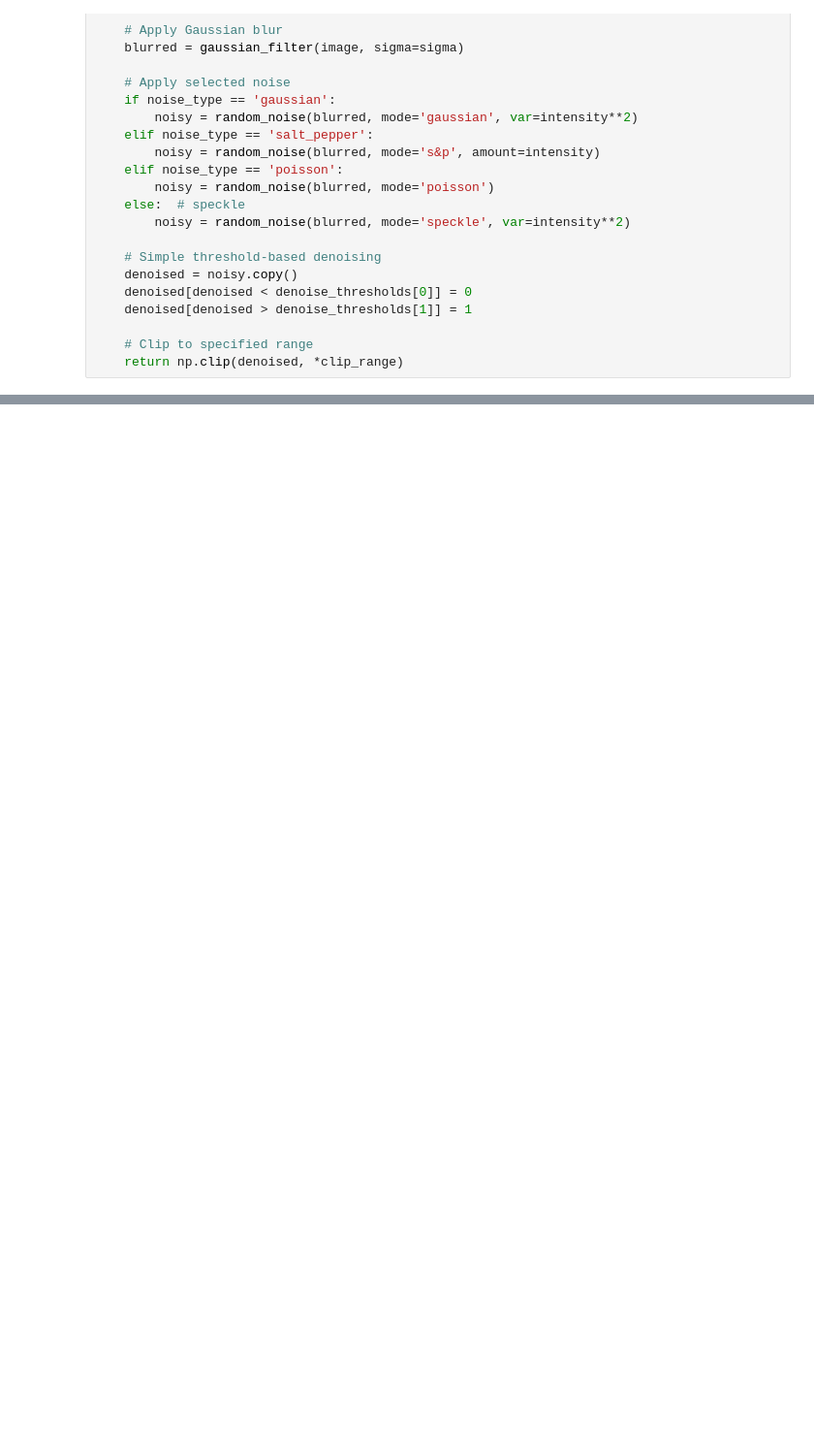
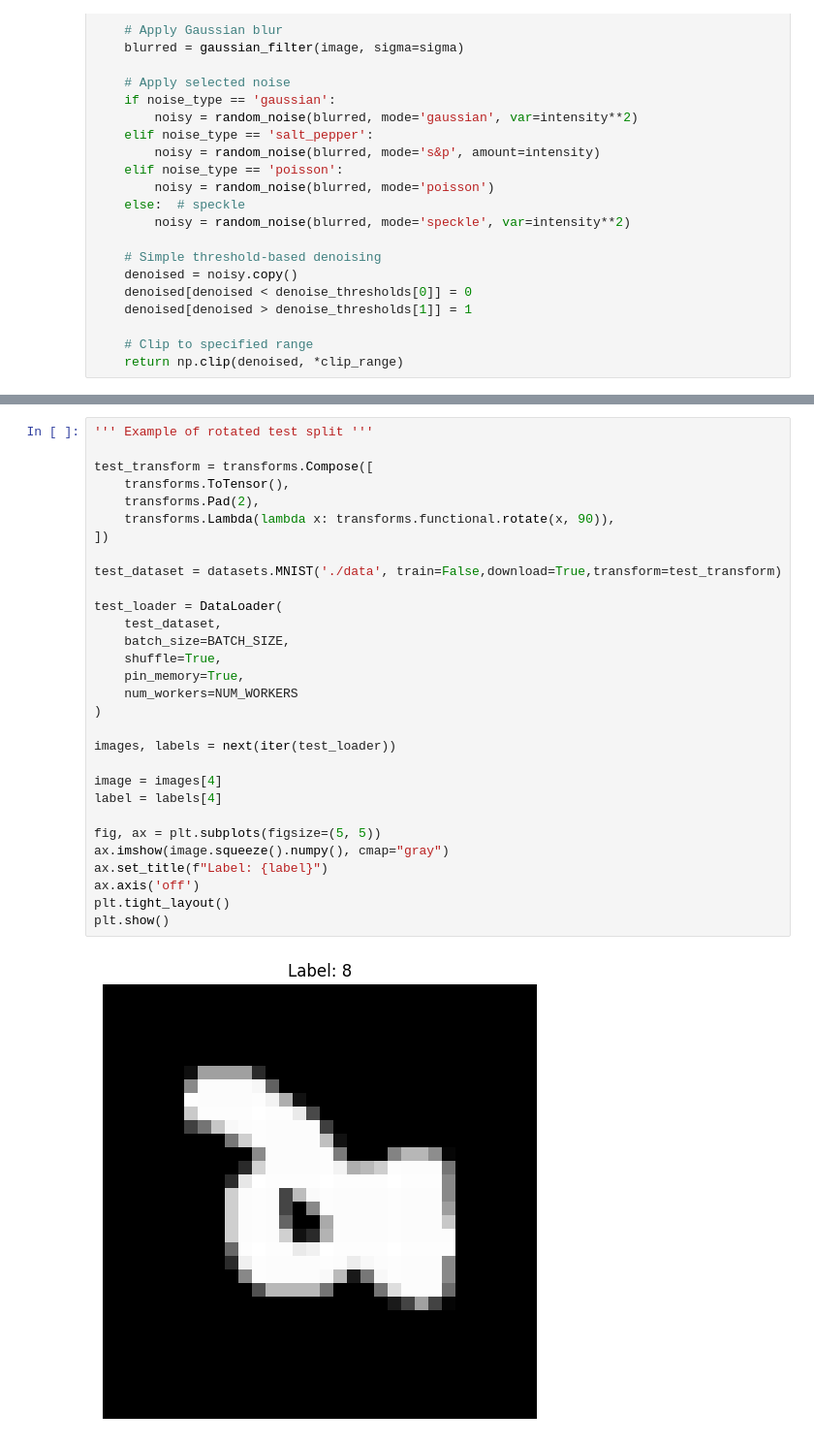
Before and after one commit to arkwen/ARMIMP-report, a Jupyter notebook: SPC_classifier.ipynb, the cells around one changed output, grey strips where cells are left out. Shown at 97% size. Cells and saved outputs as stored; diff of their text form; blank space fills up the shorter version.

```diff
--- a/SPC_classifier.ipynb
+++ b/SPC_classifier.ipynb
@@ -1010,0 +1072,32 @@ Accuracy: 0.8560     Precision: 0.8677       Recall: 0.8553       F1: 0.8572
+# %%
+''' Example of rotated test split '''
+
+test_transform = transforms.Compose([
+    transforms.ToTensor(),
+    transforms.Pad(2),
+    transforms.Lambda(lambda x: transforms.functional.rotate(x, 90)),
+])
+
+test_dataset = datasets.MNIST('./data', train=False,download=True,transform=test_transform)
+
+test_loader = DataLoader(
+    test_dataset,
+    batch_size=BATCH_SIZE,
+    shuffle=True,
+    pin_memory=True,
+    num_workers=NUM_WORKERS
+)
+
+images, labels = next(iter(test_loader))
+
+image = images[4]
+label = labels[4]
+
+fig, ax = plt.subplots(figsize=(5, 5))
+ax.imshow(image.squeeze().numpy(), cmap="gray")
+ax.set_title(f"Label: {label}")
+ax.axis('off')
+plt.tight_layout()
+plt.show()
+# %% [output]
+[figure, added]
```
Also changed, not shown: parts of 17 cells of this notebook, 4 other files.
